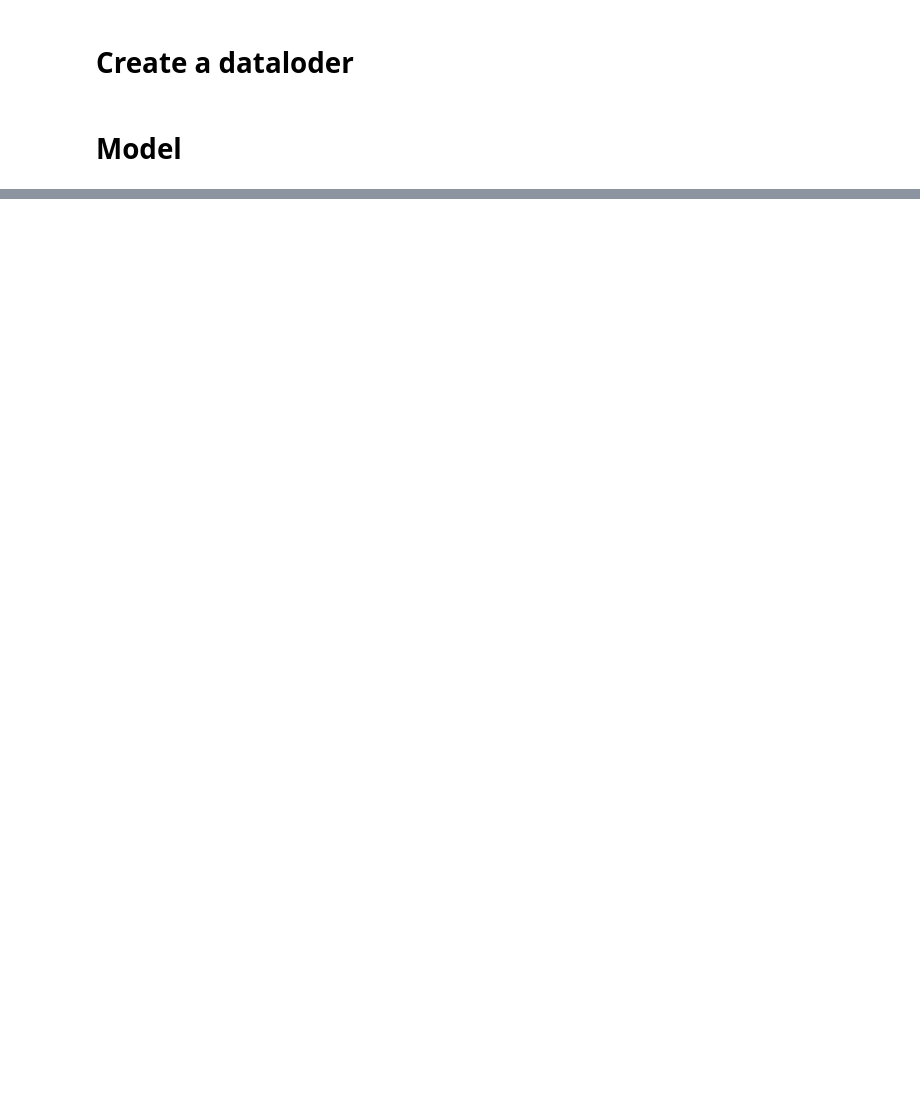
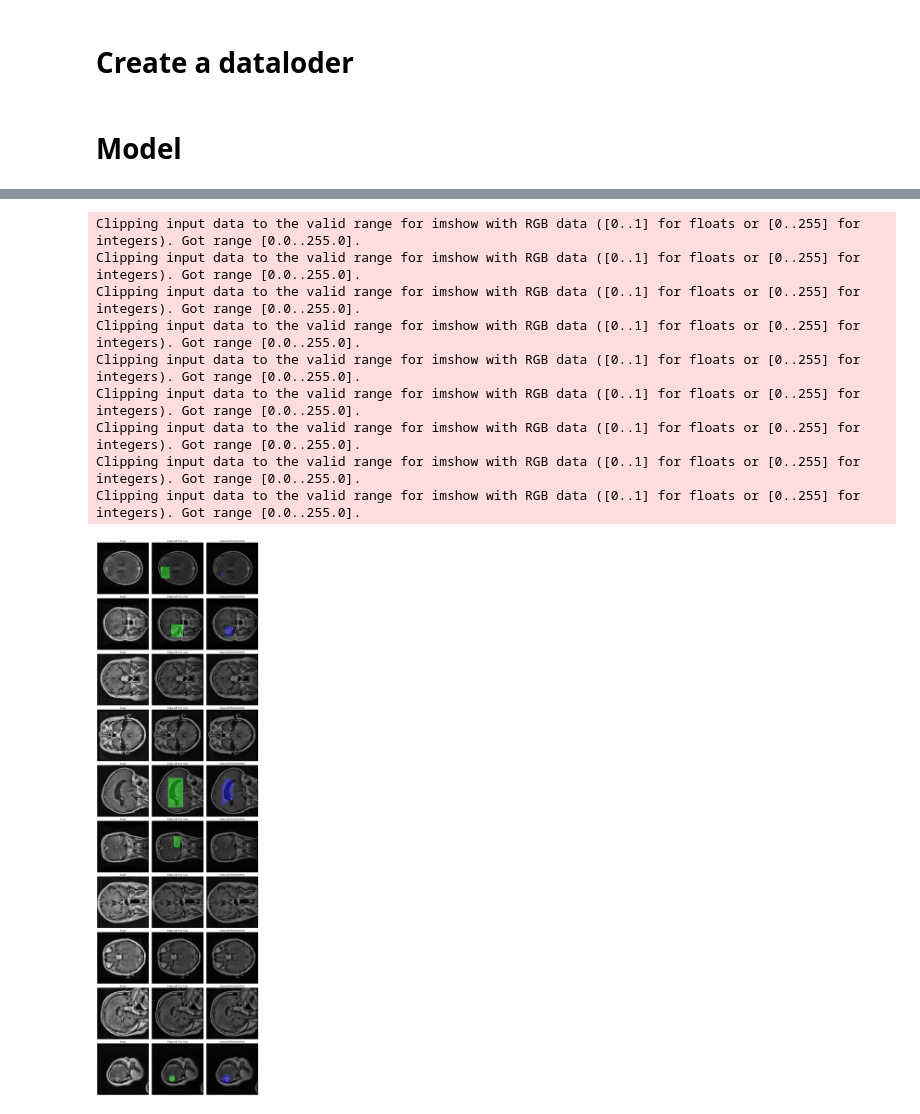
Before and after one commit to Nit31/IU_Tumor_segmentation, a Jupyter notebook: code/models.ipynb, the cells around one changed output, grey strips where cells are left out. Cells and saved outputs as stored; diff of their text form; code cells hidden in the pictures; blank space fills up the shorter version.

```diff
--- a/code/models.ipynb
+++ b/code/models.ipynb
@@ -121,6 +149,7 @@ from torch.utils.data import TensorDataset, DataLoader
 # Create TensorDataset objects
 train_dataset = TensorDataset(train_images, train_masks)
 test_dataset = TensorDataset(test_images, test_masks)
+val_dataset = TensorDataset(valid_images, valid_masks)
 
 # Define the batch size
 batch_size = 32
@@ -128,6 +157,7 @@ batch_size = 32
 # Create DataLoaders for training and testing
 train_loader = DataLoader(train_dataset, batch_size=batch_size, shuffle=True)
 test_loader = DataLoader(test_dataset, batch_size=batch_size, shuffle=False)
+val_loader = DataLoader(val_dataset, batch_size=batch_size, shuffle=False)
 # %% [markdown]
 # Model
 # %%
@@ -224,0 +289,76 @@ RuntimeError: MPS backend out of memory (MPS allocated: 16.13 GB, other allocati
+# %%
+# Load the saved model
+device = torch.device('cuda' if torch.cuda.is_available() else 'cpu')
+model = UNet(in_channels=1, out_channels=1).to(device)
+model.load_state_dict(torch.load('../models/model.pth', map_location=device))
+model.eval()
+# %%
+import matplotlib.pyplot as plt
+import torch
+import numpy as np
+
+def visualize_predictions_with_overlay(model, dataset, device, num_samples=1):
+    model.eval()  # Set model to evaluation mode
+    fig, axs = plt.subplots(num_samples, 3, figsize=(15, 5 * num_samples))
+
+    # If we are showing a single sample, we need to adjust the axes array
+    if num_samples == 1:
+        axs = [axs]
+
+    for i in range(num_samples):
+        image, true_mask = dataset[i]
+        image = image.unsqueeze(0).to(device)  # Add batch dimension and move to device
+
+        # Forward pass to get the predicted mask
+        with torch.no_grad():
+            predicted_mask = model(image)
+
+        # Move tensors back to CPU and remove batch dimension
+        image = image.squeeze(0).cpu().numpy().transpose(1, 2, 0)
+        true_mask = true_mask.cpu().numpy().squeeze()  # Ground truth mask
+        predicted_mask = predicted_mask.squeeze(0).cpu().numpy().squeeze() > 0.5  # Predicted mask with threshold
+
+        # If image is grayscale (single channel), convert it to 3 channels
+        if image.shape[-1] == 1:
+            image = np.repeat(image, 3, axis=-1)
+
+        # Overlay mask on image by adding an alpha layer
+        mask_overlay_true = np.zeros_like(image)
+        mask_overlay_pred = np.zeros_like(image)
+
+        # Set mask areas to red (True Mask) and green (Predicted Mask)
+        mask_overlay_true[true_mask > 0] = [0, 255, 0]  # Red for true mask
+        mask_overlay_pred[predicted_mask > 0] = [0, 0, 255]  # Green for predicted mask
+
+        # Plot the original image
+        axs[i][0].imshow(image)
+        axs[i][0].set_title('Image')
+        axs[i][0].axis('off')
+
+        # Plot the image with the true mask highlighted
+        axs[i][1].imshow(image)
+        axs[i][1].imshow(mask_overlay_true, alpha=0.4)  # Overlay the true mask with transparency
+        axs[i][1].set_title('Image with True Mask')
+        axs[i][1].axis('off')
+
+        # Plot the image with the predicted mask highlighted
+        axs[i][2].imshow(image)
+        axs[i][2].imshow(mask_overlay_pred, alpha=0.4)  # Overlay the predicted mask with transparency
+        axs[i][2].set_title('Image with Predicted Mask')
+        axs[i][2].axis('off')
+
+    plt.tight_layout()
+    plt.show()
+
+visualize_predictions_with_overlay(model, val_dataset, device, num_samples=10)
+# %% [output]
+Clipping input data to the valid range for imshow with RGB data ([0..1] for floats or [0..255] for integers). Got range [0.0..255.0].
+Clipping input data to the valid range for imshow with RGB data ([0..1] for floats or [0..255] for integers). Got range [0.0..255.0].
+Clipping input data to the valid range for imshow with RGB data ([0..1] for floats or [0..255] for integers). Got range [0.0..255.0].
+Clipping input data to the valid range for imshow with RGB data ([0..1] for floats or [0..255] for integers). Got range [0.0..255.0].
+Clipping input data to the valid range for imshow with RGB data ([0..1] for floats or [0..255] for integers). Got range [0.0..255.0].
+Clipping input data to the valid range for imshow with RGB data ([0..1] for floats or [0..255] for integers). Got range [0.0..255.0].
+Clipping input data to the valid range for imshow with RGB data ([0..1] for floats or [0..255] for integers). Got range [0.0..255.0].
+Clipping input data to the valid range for imshow with RGB data ([0..1] for floats or [0..255] for integers). Got range [0.0..255.0].
+Clipping input data to the valid range for imshow with RGB data ([0..1] for floats or [0..255] for integers). Got range [0.0..255.0].
+[figure, added]
```
Also changed, not shown: parts of 11 cells of this notebook, 2 other files.
